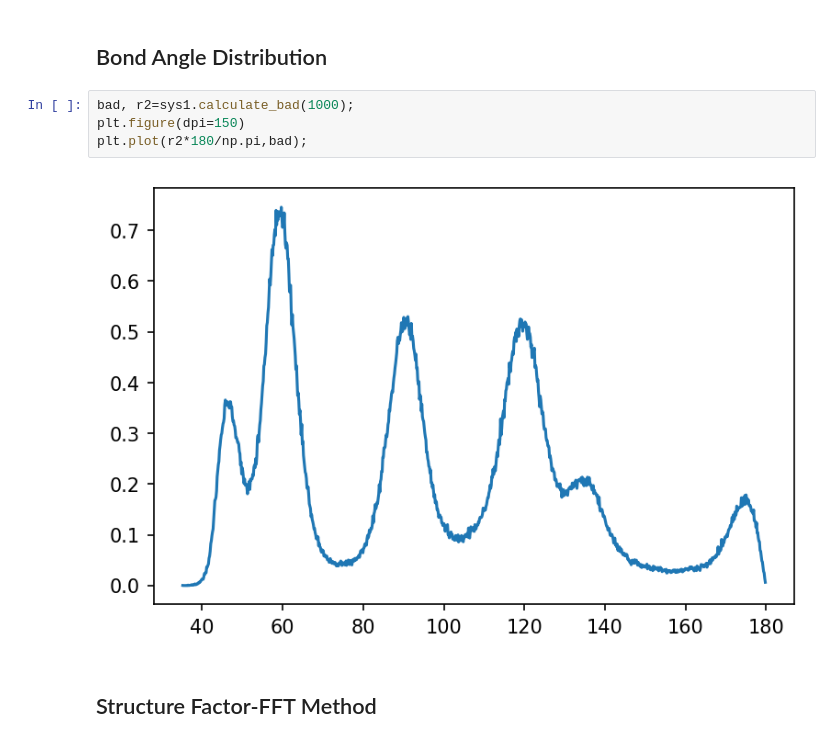
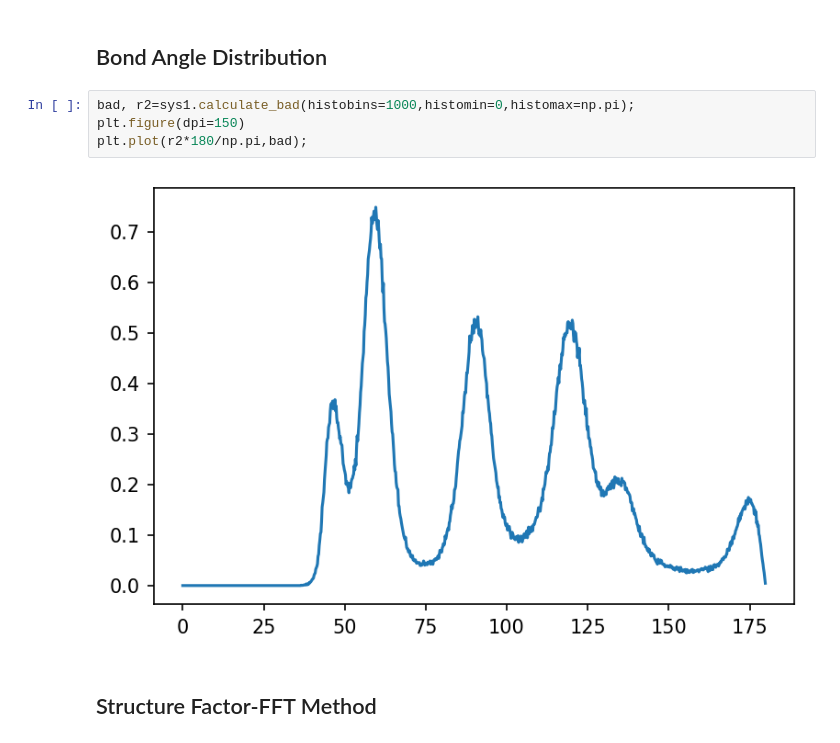
Before and after one commit to bgbaizh/GlassViewer, a Jupyter notebook: glassviewer/glassviewer.ipynb, the cells around one changed output. Cells and saved outputs as stored; diff of their text form.

```diff
--- a/glassviewer/glassviewer.ipynb
+++ b/glassviewer/glassviewer.ipynb
@@ -68,11 +60,11 @@ plt.plot(r,pdfp);
 # %% [markdown]
 ## Bond Angle Distribution
 # %%
-bad, r2=sys1.calculate_bad(1000);
+bad, r2=sys1.calculate_bad(histobins=1000,histomin=0,histomax=np.pi);
 plt.figure(dpi=150)
 plt.plot(r2*180/np.pi,bad);
 # %% [output]
-[figure, old version]
+[figure, new version]
 # %% [markdown]
 ## Structure Factor-FFT Method
 # %%
```
Also changed, not shown: parts of 8 cells of this notebook, 1 other file.
